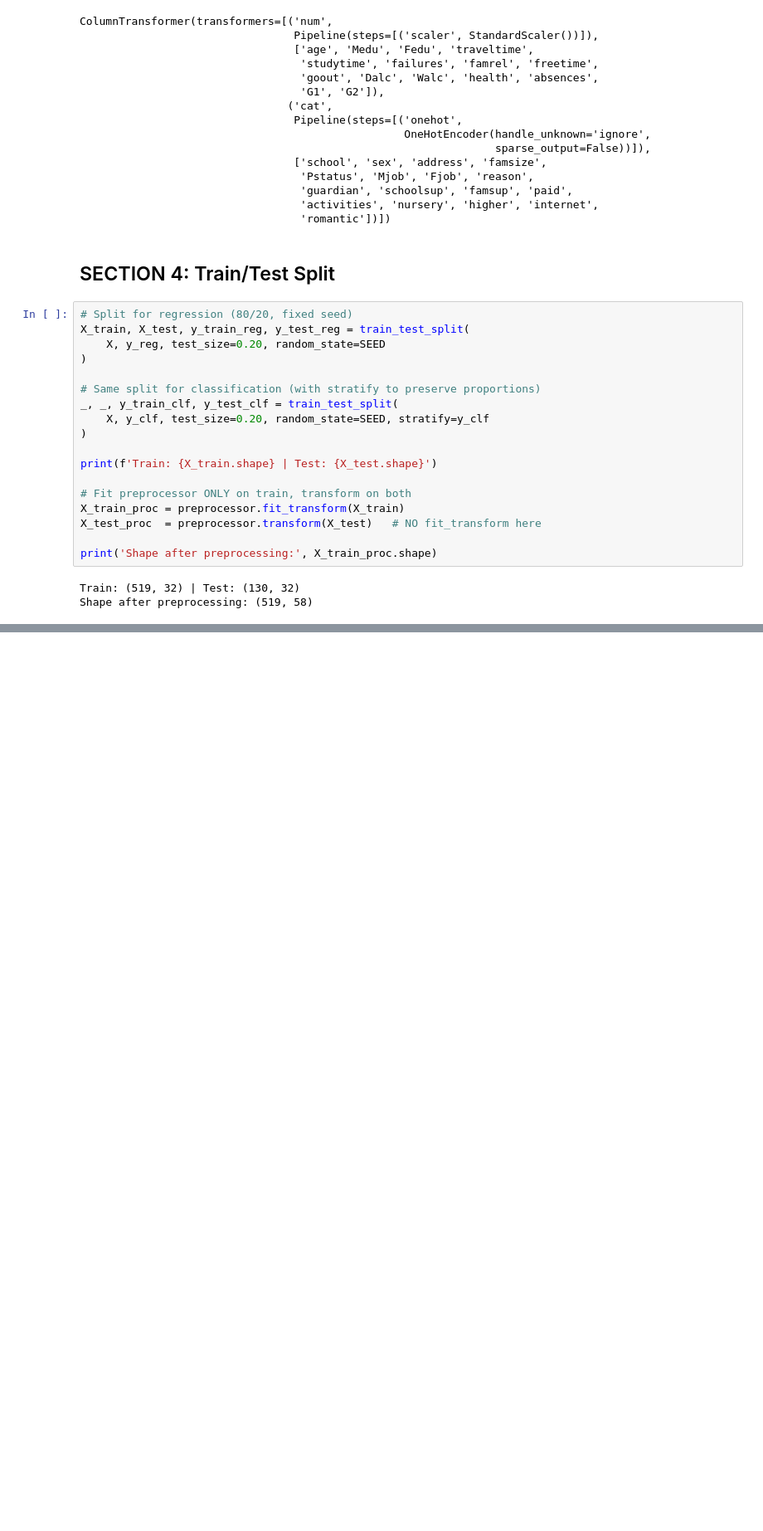
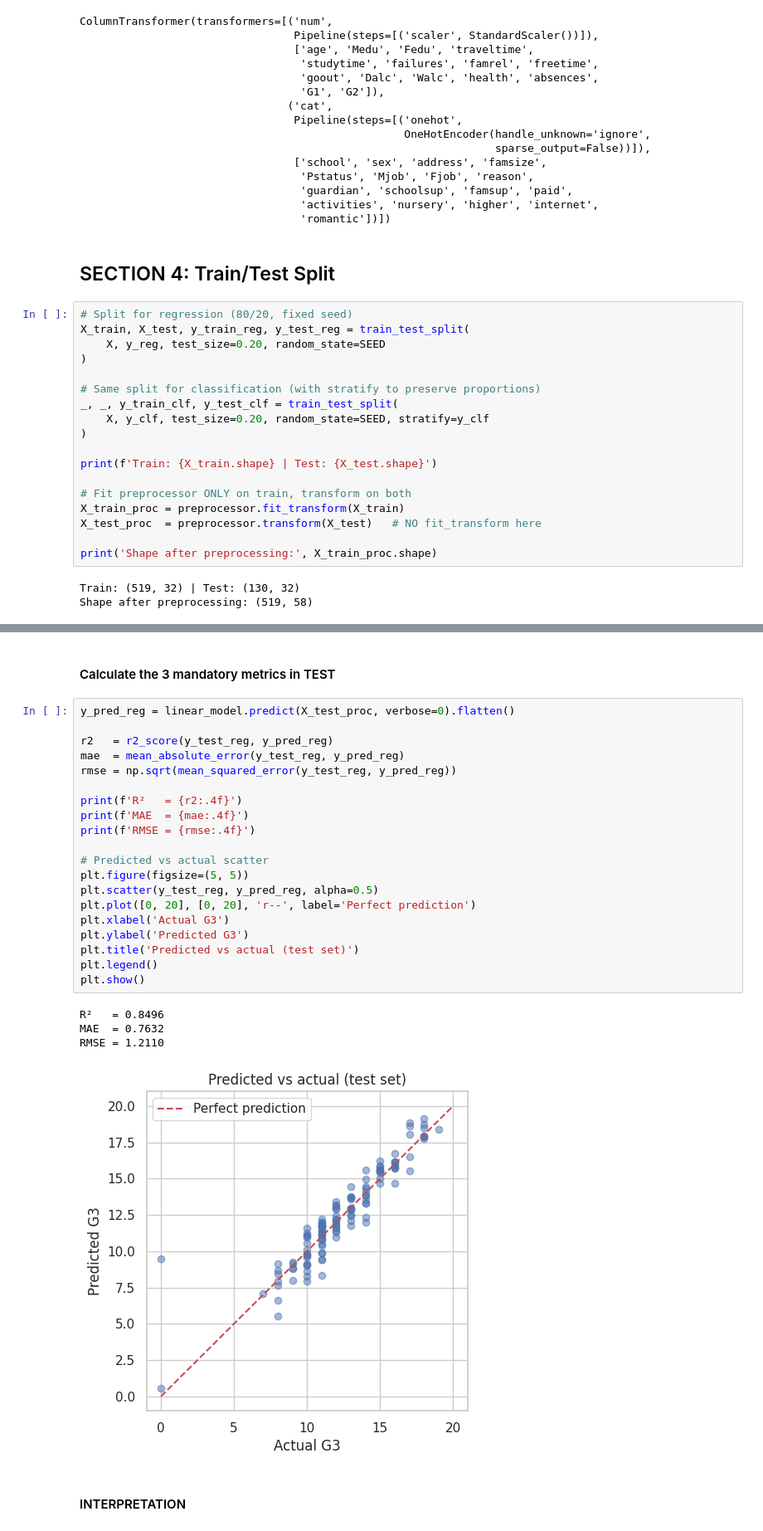
Before and after one commit to jonathanetitoo/Machine-Learning-6-SIN-A-Mar-Jul-2026, a Jupyter notebook: notebooks/main.ipynb, the cells around one changed output, grey strips where cells are left out. Shown at 83% size. Drawn from its saved outputs; the diff is of its cells as text; blank space fills up the shorter version.

```diff
--- a/notebooks/main.ipynb
+++ b/notebooks/main.ipynb
@@ -264,0 +313,29 @@ Shape after preprocessing: (519, 58)
+# %% [markdown]
+#### Calculate the 3 mandatory metrics in TEST
+# %%
+y_pred_reg = linear_model.predict(X_test_proc, verbose=0).flatten()
+
+r2   = r2_score(y_test_reg, y_pred_reg)
+mae  = mean_absolute_error(y_test_reg, y_pred_reg)
+rmse = np.sqrt(mean_squared_error(y_test_reg, y_pred_reg))
+
+print(f'R²   = {r2:.4f}')
+print(f'MAE  = {mae:.4f}')
+print(f'RMSE = {rmse:.4f}')
+
+# Predicted vs actual scatter
+plt.figure(figsize=(5, 5))
+plt.scatter(y_test_reg, y_pred_reg, alpha=0.5)
+plt.plot([0, 20], [0, 20], 'r--', label='Perfect prediction')
+plt.xlabel('Actual G3')
+plt.ylabel('Predicted G3')
+plt.title('Predicted vs actual (test set)')
+plt.legend()
+plt.show()
+# %% [output]
+R²   = 0.8496
+MAE  = 0.7632
+RMSE = 1.2110
+[figure, added]
+# %% [markdown]
+#### INTERPRETATION
```
Also changed, not shown: parts of 6 cells of this notebook.
